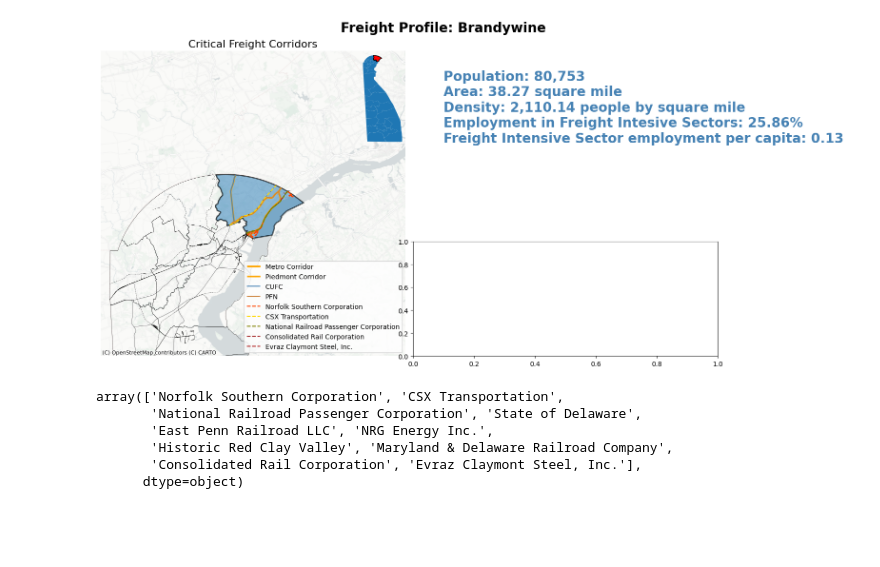
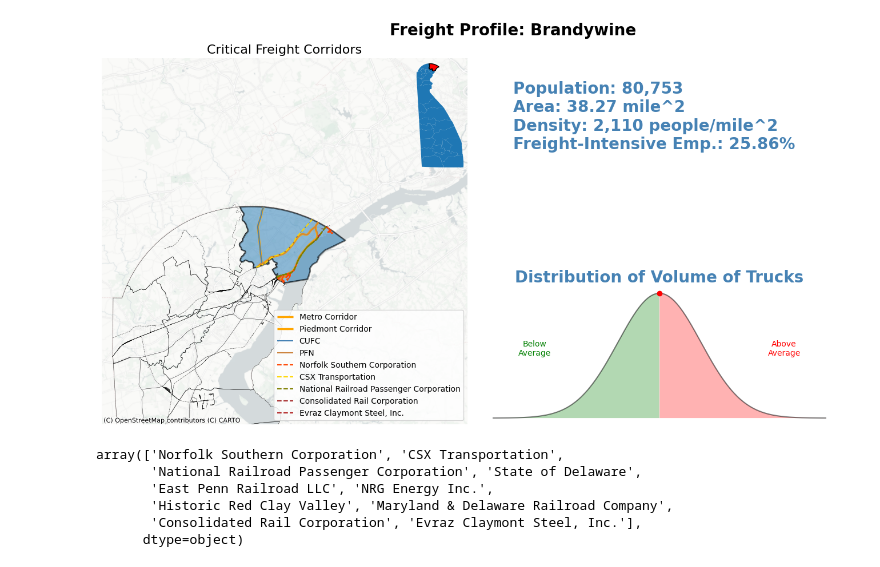
Before and after one commit to ReidelVichot/DEFreightProfiles, a Jupyter notebook: Roads_Tracks_infograph.ipynb, the cells around one changed output. Cells and saved outputs as stored; diff of their text form; code cells hidden in the pictures; blank space fills up the shorter version.

```diff
--- a/Roads_Tracks_infograph.ipynb
+++ b/Roads_Tracks_infograph.ipynb
@@ -306,49 +89,48 @@ font = {'color':  'black',
 # %%
+CCD = "Brandywine"
+resol = 85000
+x_low = ccd[ccd["NAME"]==CCD].centroid.x.values[0] - resol
+x_high = ccd[ccd["NAME"]==CCD].centroid.x.values[0] + resol
+y_low = ccd[ccd["NAME"]==CCD].centroid.y.values[0] - resol
+y_high = ccd[ccd["NAME"]==CCD].centroid.y.values[0] + resol
+
+font = {'color':  'black',
+        'weight': 'normal',
+        'size': 16}
+# [left, bottom, width, height]
+
 fig = plt.figure(figsize=(16, 8))
-
 ax = fig.add_axes([0.05, 0.05, 0.4, 0.8])
 plt.title("Critical Freight Corridors", fontdict=font)
-
 ccd.plot(facecolor = "none", lw = 0.3, ax=ax)
-
-
-
 ccd[ccd["NAME"]==CCD].plot(alpha=0.5, edgecolor="k", lw = 2 , ax=ax)
 CFC.plot(color="k", linestyle="-", lw = 0.3, ax=ax)
-
 metro_intercept = gpd.overlay(MetroCorridor, ccd[ccd['NAME']==CCD],
                                 how="intersection")
 metro_intercept.plot(linestyle="-", ax=ax, lw = 2.5,
                              label = 'Metro Corridor', color="orange",
                              zorder=1);
-
 piedmont_intercept = gpd.overlay(PiedmontCorridor, ccd[ccd['NAME']==CCD],
                                 how="intersection")
 piedmont_intercept.plot(linestyle="-", ax=ax, lw = 2.5,
                              label = 'Piedmont Corridor', color="orange",
                              zorder=1);
-
 bay_intercept = gpd.overlay(BayCorridor, ccd[ccd['NAME']==CCD],
                                 how="intersection")
 bay_intercept.plot(linestyle="-", ax=ax, lw = 2.5,
                              label = 'Bay Corridor', color="orange",
                              zorder=1);
-
 lewes_intercept = gpd.overlay(LewesCorridor, ccd[ccd['NAME']==CCD],
                                 how="intersection")
 lewes_intercept.plot(linestyle="-", ax=ax, lw = 2.5,
                              label = 'Lewes Corridor', color="orange",
                              zorder=1);
-
-
 coastal_intercept = gpd.overlay(CoastalCorridor, ccd[ccd['NAME']==CCD],
                                 how="intersection")
 coastal_intercept.plot(linestyle="-", ax=ax, lw = 2.5,
                              label = 'Coastal Corridor', color="wheat",
                              zorder=1);
-
-intersect = gpd.overlay(CFC, ccd[ccd["NAME"]==CCD],
-            how="intersection")
+intersect = gpd.overlay(CFC, ccd[ccd["NAME"]==CCD], how="intersection")
 
 intersect[intersect["FREIGHT_NE"]=='CUFC'].plot(linestyle="-", ax=ax,
                              label = 'CUFC', color="steelblue");
@@ -356,52 +138,71 @@ intersect[intersect["FREIGHT_NE"]== 'CRFC'].plot(linestyle="-", ax=ax,
                              label = 'CRFC', color="darkgreen");
 intersect[intersect["FREIGHT_NE"]== 'PFN'].plot(linestyle="-", ax=ax,
                              label = 'PFN', color="peru");
-
-
-bottleneck_intersect = gpd.overlay(FMB, ccd[ccd["NAME"]==CCD],
-            how="intersection")
-
+bottleneck_intersect = gpd.overlay(FMB, ccd[ccd["NAME"]==CCD], how="intersection")
 bottleneck_intersect.plot("ROADNAME", linestyle="-", ax=ax,
                              label = "Bottleneck", color="red");
-
 rail.plot(color="k", linestyle="-.", lw = 0.3, ax=ax)
-
 palette = ["orangered", "gold", "olive", "salmon", "tomato", "darksalmon",
            "coral", "indianred", "brown", "firebrick", "maroon"]
 
 for i in range(len(rail["OWNER"].unique())):
   intersect_rail = gpd.overlay(rail[rail.OWNER==rail["OWNER"].unique()[i]], ccd[ccd["NAME"]==CCD], how="intersection");
   intersect_rail.plot("OWNER", linestyle="--", ax=ax, label = rail["OWNER"].unique()[i], color = palette[i]);
 
 ax.set_xlim(x_low, x_high)
 ax.set_ylim(y_low, y_high)
 ax.set_axis_off()
 
 ax2 = fig.add_axes([0.37, 0.60, 0.1, 0.25])
 ccd.plot(ax=ax2)
 ccd[ccd['NAME'] == CCD].plot(ax=ax2, color="r", edgecolor="k", lw = 1)
 ax2.set_axis_off()
 
 ax3 = fig.add_axes([0.460, 0.40, 0.4, 0.45])
 ax3.set_axis_off()
 
 ax4 = fig.add_axes([0.460, 0.05, 0.4, 0.3])
+# prompt: plot a bell curve
+# Define the x-axis values
+x = np.linspace(-4, 4, 1000)
+# Define the y-axis values using the normal distribution function
+y = np.exp(-x**2 / 2) / (np.sqrt(2 * np.pi))
+# The z-score
+z =0
+
+# Create the plot
+ax4.plot(x, y, alpha=0.5, color="k")
+
+# Add labels and title
+ax4.set_axis_off()
+plt.title("Distribution of Volume of Trucks", color="steelblue", weight="bold", fontsize=20)
+
+# Add a dot on the bell curve at x = 1
+ax4.plot(z, np.exp(-z**2 / 2) / (np.sqrt(2 * np.pi)), marker="o", color="red")
+
+# Fill the area under the curve with green color
+ax4.fill_between(x, y, 0, where=x <= 0, facecolor="green", alpha=0.3)
+ax4.fill_between(x, y, 0, where=x > 0, facecolor="red", alpha=0.3)
+ax4.text(-3,0.2, "Below\nAverage", color="green", alpha=1, fontsize=10, ha="center")
+ax4.text( 3,0.2, "Above\nAverage", color="red", alpha=1, fontsize=10, ha="center")
+
+
 
 cx.add_basemap(ax, source=cx.providers.CartoDB.PositronNoLabels, crs = "EPSG:2235")
 ax.legend(loc='lower right')
 
 header = fig.text(0.5, 0.90, "Freight Profile: " + CCD, fontsize=20, color="k", weight="bold", ha="center")
 content =  fig.text(0.5, 0.80,  "Population: " +  "{:,}".format(ccd[ccd["NAME"]==CCD]["POP_20"].values[0]) + "\n" +
-                                "Area: " + "{:,.2f}".format(ccd[ccd["NAME"]==CCD].area.values[0]*3.58701e-8) + " square mile\n" +
-                                "Density: " + "{:,.2f}".format(ccd[ccd["NAME"]==CCD]["POP_20"].values[0] / ccd[ccd["NAME"]==CCD].area.values[0] / 3.58701e-8) + " people by square mile\n" +
-                                "Employment in Freight Intesive Sectors: " + "{:.2f}%".format(ccd[ccd["NAME"]==CCD]["FIS_per"].values[0]) + "\n" +
-                                "Freight Intensive Sector employment per capita: " + "{:.2f}".format(ccd[ccd["NAME"]==CCD]["FIS_capita"].values[0]) + "\n" +
-                                ""
-                      , color="steelblue", weight="bold", va="top", fontsize=20)
+                                "Area: " + "{:,.2f}".format(ccd[ccd["NAME"]==CCD].area.values[0]*3.58701e-8) + " mile^2\n" +
+                                "Density: " + "{:,.0f}".format(ccd[ccd["NAME"]==CCD]["POP_20"].values[0] / ccd[ccd["NAME"]==CCD].area.values[0] / 3.58701e-8) + " people/mile^2\n" +
+                                "Freight-Intensive Emp.: " + "{:.2f}%".format(ccd[ccd["NAME"]==CCD]["FIS_per"].values[0]) + "\n"
+                                , color="steelblue", weight="bold", va="top", fontsize=20)
+
+
 
 fig.show()
 # %% [output]
-[figure, old version]
+[figure, new version]
 # %%
 rail["OWNER"].unique()
 # %% [output]
```
Also changed, not shown: parts of 21 cells of this notebook.
